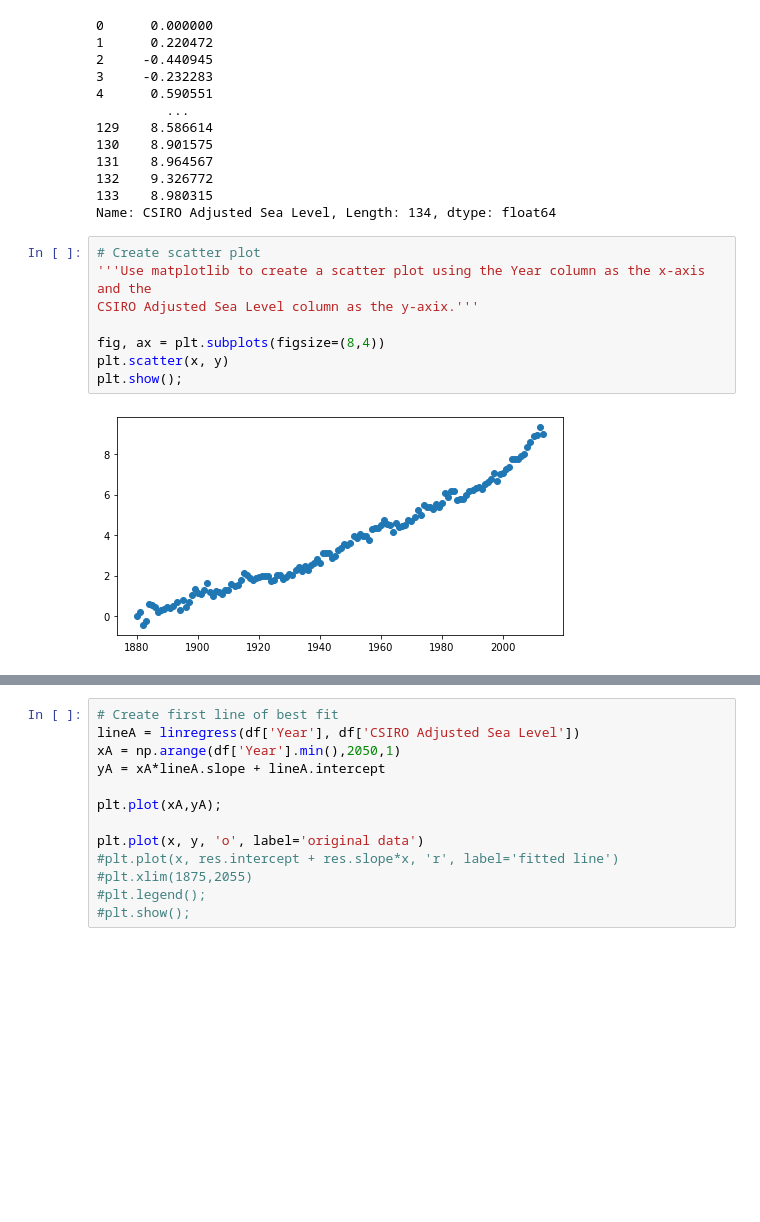
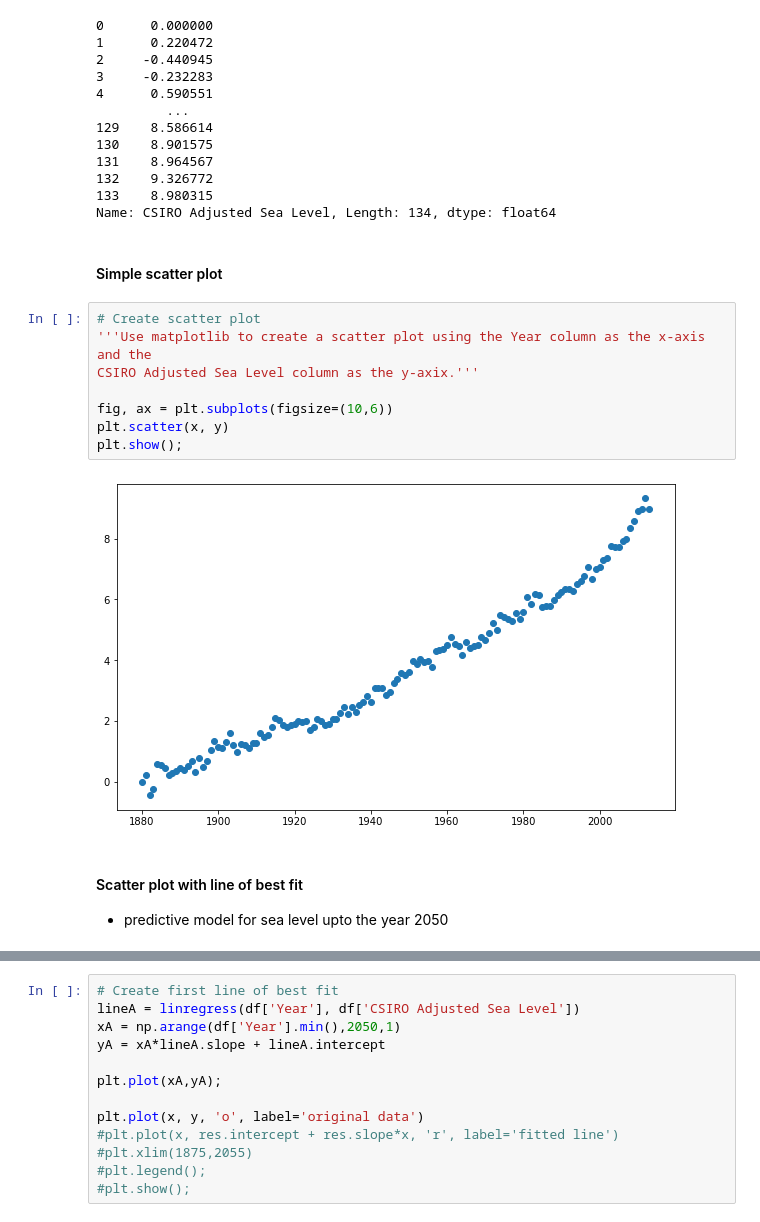
Before and after one commit to Daviedavie100/fcodecamp, a Jupyter notebook: boilerplate_sea_level_predictor.ipynb, the cells around one changed output, grey strips where cells are left out. Drawn from its saved outputs; the diff is of its cells as text; blank space fills up the shorter version.

Commit message:
modified boilerplate_sea_level_predictor

```diff
--- a/boilerplate_sea_level_predictor.ipynb
+++ b/boilerplate_sea_level_predictor.ipynb
@@ -62,13 +61,18 @@ y
 132    9.326772
 133    8.980315
 Name: CSIRO Adjusted Sea Level, Length: 134, dtype: float64
+# %% [markdown]
+#### Simple scatter plot
 # %%
 # Create scatter plot
 '''Use matplotlib to create a scatter plot using the Year column as the x-axis and the
 CSIRO Adjusted Sea Level column as the y-axix.'''
 
-fig, ax = plt.subplots(figsize=(8,4))
+fig, ax = plt.subplots(figsize=(10,6))
 plt.scatter(x, y)
 plt.show();
 # %% [output]
-[figure, old version]
+[figure, new version]
+# %% [markdown]
+#### Scatter plot with line of best fit
+- predictive model for sea level upto the year 2050
```
Also changed, not shown: parts of 10 cells of this notebook, 2 other files.
